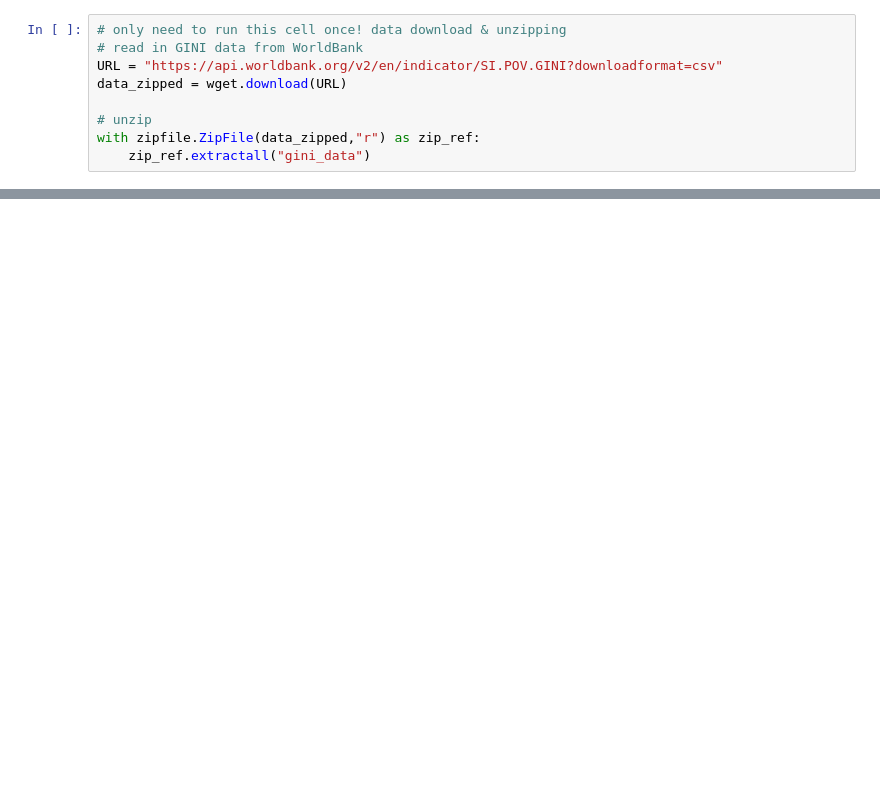
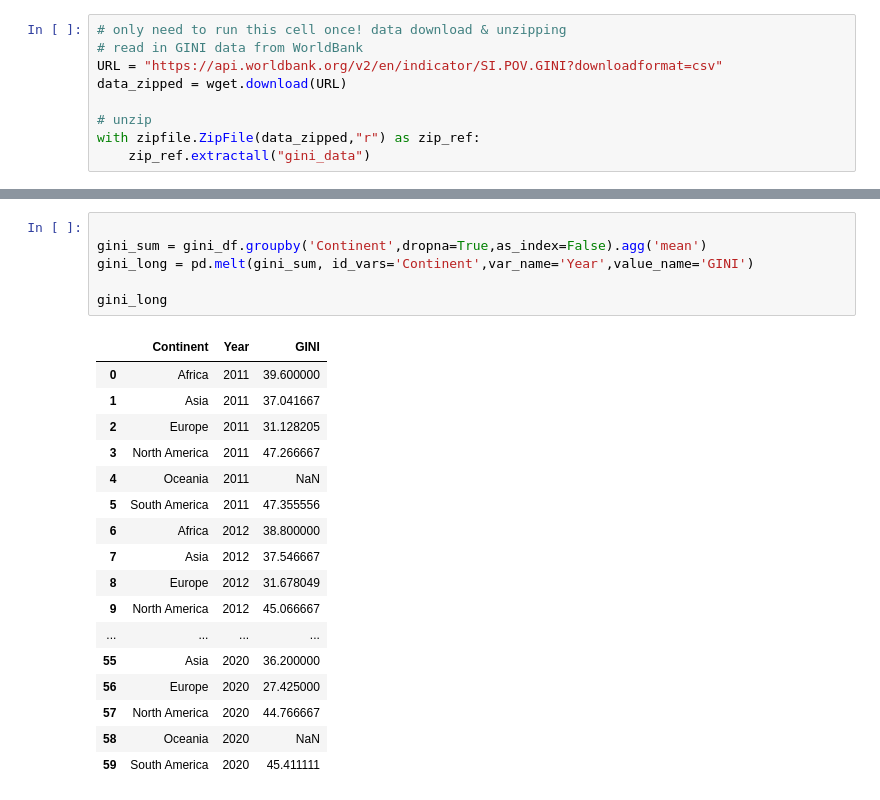
Before and after one commit to ivabrunec/worldbank_trends, a Jupyter notebook: gini_gdp_wdvp.ipynb, the cells around one changed output, grey strips where cells are left out. Drawn from its saved outputs; the diff is of its cells as text; blank space fills up the shorter version.

```diff
--- a/gini_gdp_wdvp.ipynb
+++ b/gini_gdp_wdvp.ipynb
@@ -64,0 +88,24 @@ data_country
+# %%
+
+gini_sum = gini_df.groupby('Continent',dropna=True,as_index=False).agg('mean')
+gini_long = pd.melt(gini_sum, id_vars='Continent',var_name='Year',value_name='GINI')
+
+gini_long
+# %% [output]
+|  | Continent | Year | GINI |
+| 0 | Africa | 2011 | 39.600000 |
+| 1 | Asia | 2011 | 37.041667 |
+| 2 | Europe | 2011 | 31.128205 |
+| 3 | North America | 2011 | 47.266667 |
+| 4 | Oceania | 2011 | NaN |
+| 5 | South America | 2011 | 47.355556 |
+| 6 | Africa | 2012 | 38.800000 |
+| 7 | Asia | 2012 | 37.546667 |
+| 8 | Europe | 2012 | 31.678049 |
+| 9 | North America | 2012 | 45.066667 |
+| ... | ... | ... | ... |
+| 55 | Asia | 2020 | 36.200000 |
+| 56 | Europe | 2020 | 27.425000 |
+| 57 | North America | 2020 | 44.766667 |
+| 58 | Oceania | 2020 | NaN |
+| 59 | South America | 2020 | 45.411111 |
```
Also changed, not shown: parts of 9 cells of this notebook, 1 other file.
